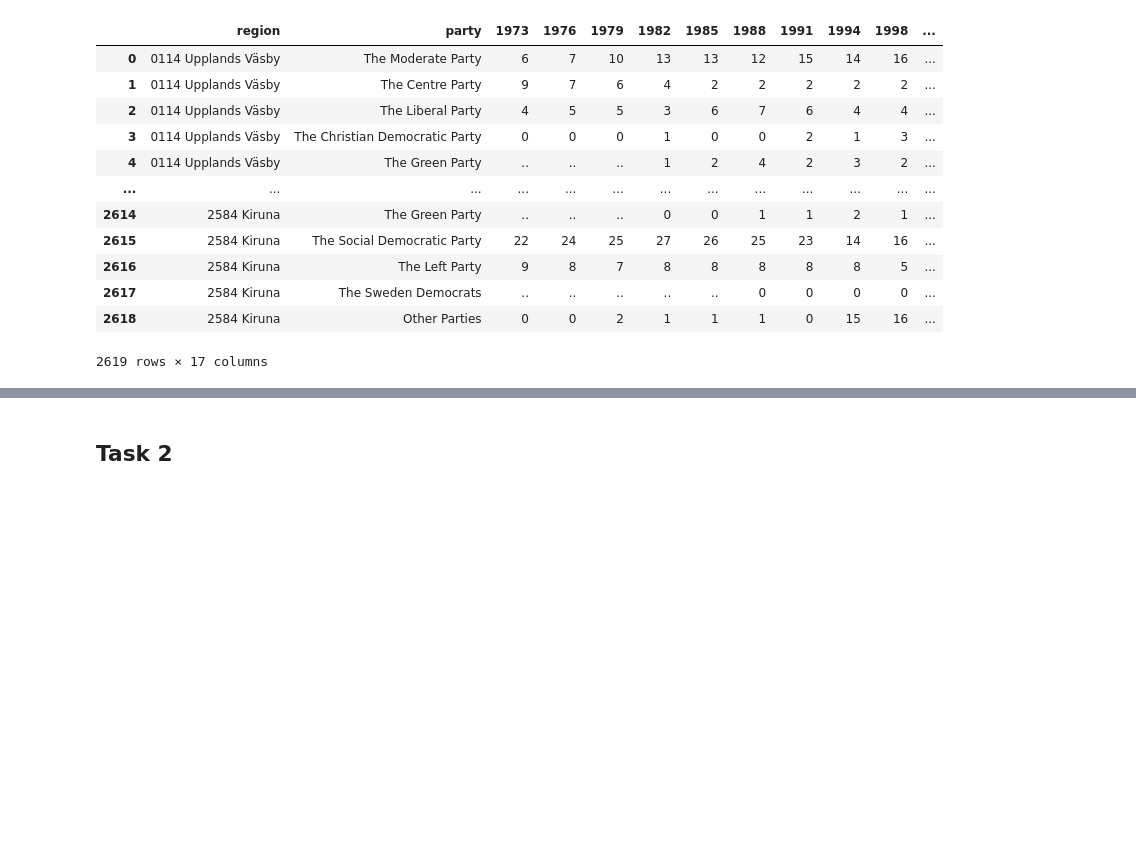
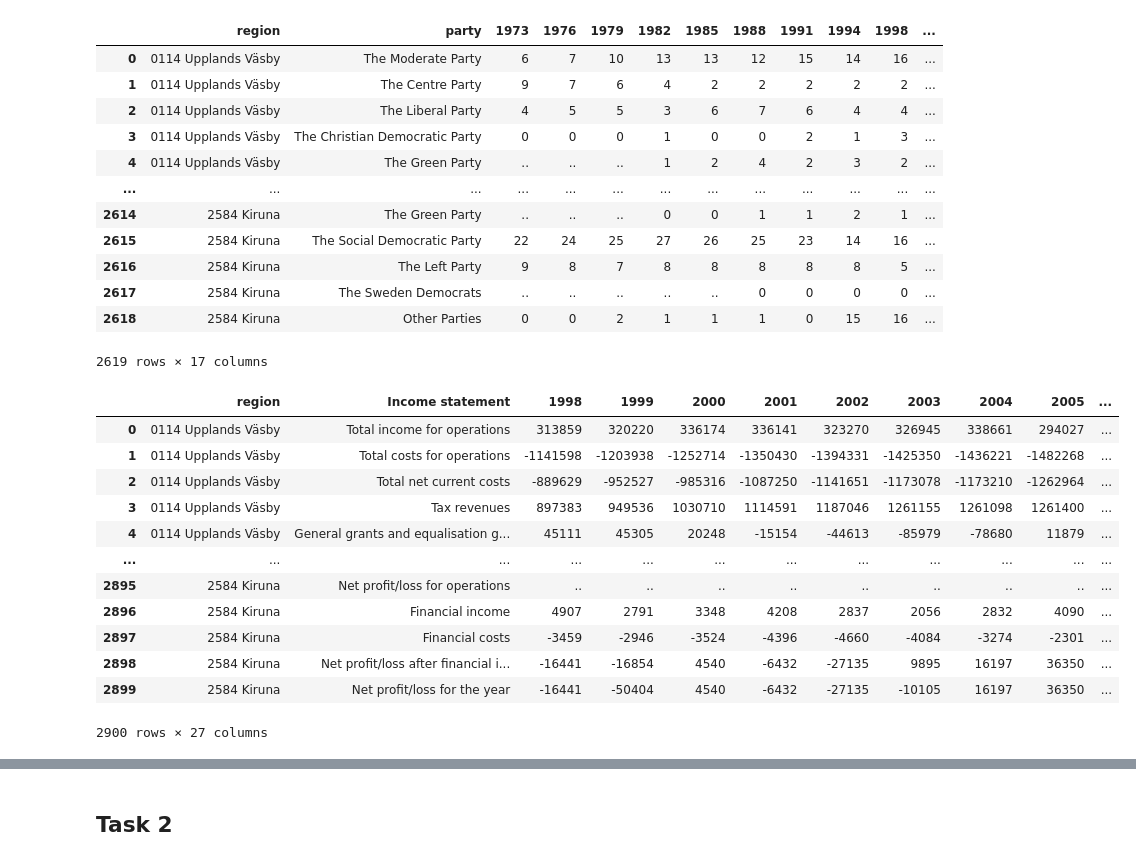
Before and after one commit to Keno-git/DS_assigment1, a Jupyter notebook: Assigment_1/Assigment_1.ipynb, the cells around one changed output, grey strips where cells are left out. Drawn from its saved outputs; the diff is of its cells as text; code cells hidden in the pictures; blank space fills up the shorter version.

```diff
--- a/Assigment_1/Assigment_1.ipynb
+++ b/Assigment_1/Assigment_1.ipynb
@@ -19,3 +19,20 @@ political_seats
 | 2617 | 2584 Kiruna | The Sweden Democrats | .. | .. | .. | .. | .. | 0 | 0 | 0 | 0 | ... |
 | 2618 | 2584 Kiruna | Other Parties | 0 | 0 | 2 | 1 | 1 | 1 | 0 | 15 | 16 | ... |
 2619 rows × 17 columns
+# %%
+income = pd.read_csv("../datasets/income_statements.csv", encoding="iso8859_10", header=1)
+income
+# %% [output]
+|  | region | Income statement | 1998 | 1999 | 2000 | 2001 | 2002 | 2003 | 2004 | 2005 | ... |
+| 0 | 0114 Upplands Väsby | Total income for operations | 313859 | 320220 | 336174 | 336141 | 323270 | 326945 | 338661 | 294027 | ... |
+| 1 | 0114 Upplands Väsby | Total costs for operations | -1141598 | -1203938 | -1252714 | -1350430 | -1394331 | -1425350 | -1436221 | -1482268 | ... |
+| 2 | 0114 Upplands Väsby | Total net current costs | -889629 | -952527 | -985316 | -1087250 | -1141651 | -1173078 | -1173210 | -1262964 | ... |
+| 3 | 0114 Upplands Väsby | Tax revenues | 897383 | 949536 | 1030710 | 1114591 | 1187046 | 1261155 | 1261098 | 1261400 | ... |
+| 4 | 0114 Upplands Väsby | General grants and equalisation g... | 45111 | 45305 | 20248 | -15154 | -44613 | -85979 | -78680 | 11879 | ... |
+| ... | ... | ... | ... | ... | ... | ... | ... | ... | ... | ... | ... |
+| 2895 | 2584 Kiruna | Net profit/loss for operations | .. | .. | .. | .. | .. | .. | .. | .. | ... |
+| 2896 | 2584 Kiruna | Financial income | 4907 | 2791 | 3348 | 4208 | 2837 | 2056 | 2832 | 4090 | ... |
+| 2897 | 2584 Kiruna | Financial costs | -3459 | -2946 | -3524 | -4396 | -4660 | -4084 | -3274 | -2301 | ... |
+| 2898 | 2584 Kiruna | Net profit/loss after financial i... | -16441 | -16854 | 4540 | -6432 | -27135 | 9895 | 16197 | 36350 | ... |
+| 2899 | 2584 Kiruna | Net profit/loss for the year | -16441 | -50404 | 4540 | -6432 | -27135 | -10105 | 16197 | 36350 | ... |
+2900 rows × 27 columns
```
Also changed, not shown: parts of 5 cells of this notebook.
